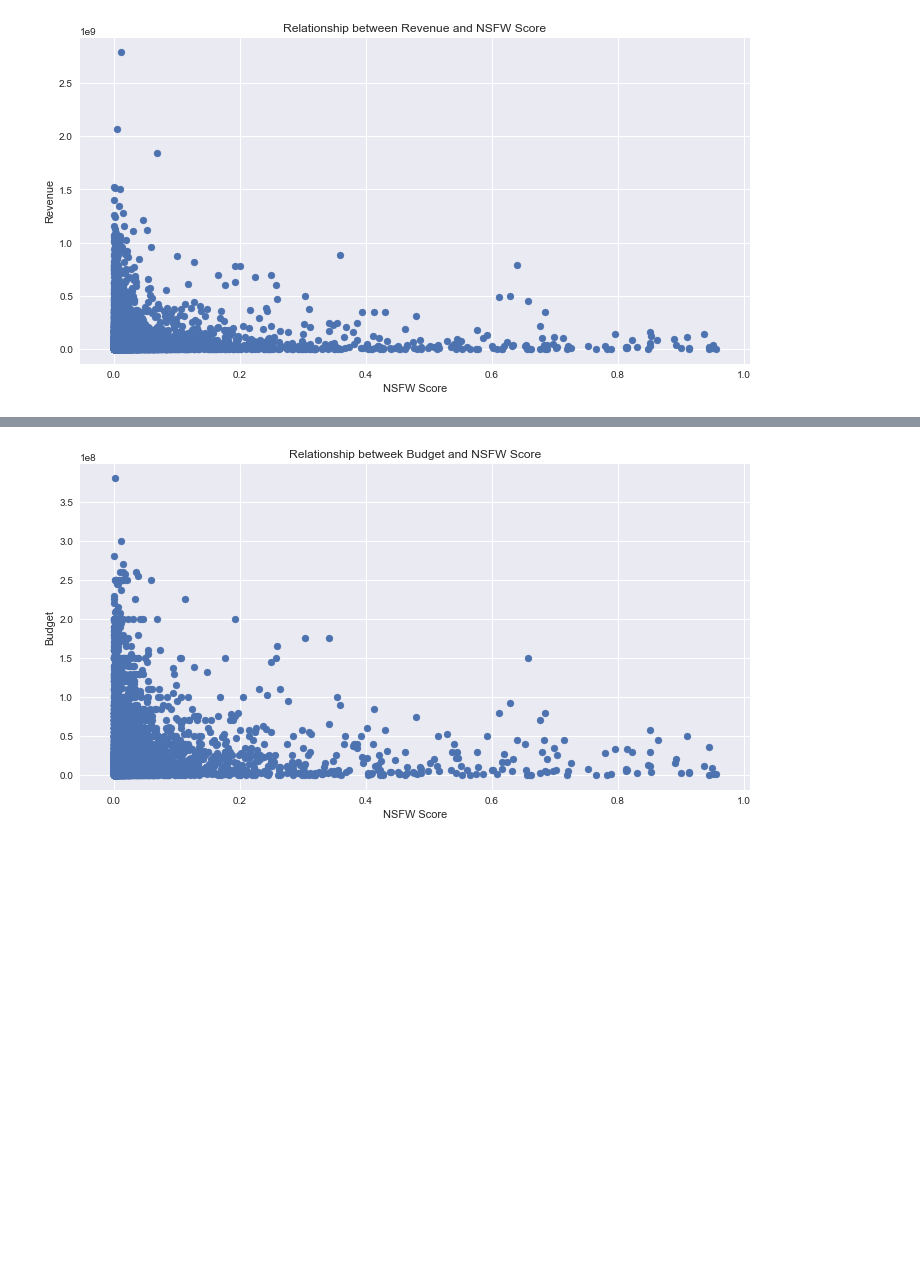
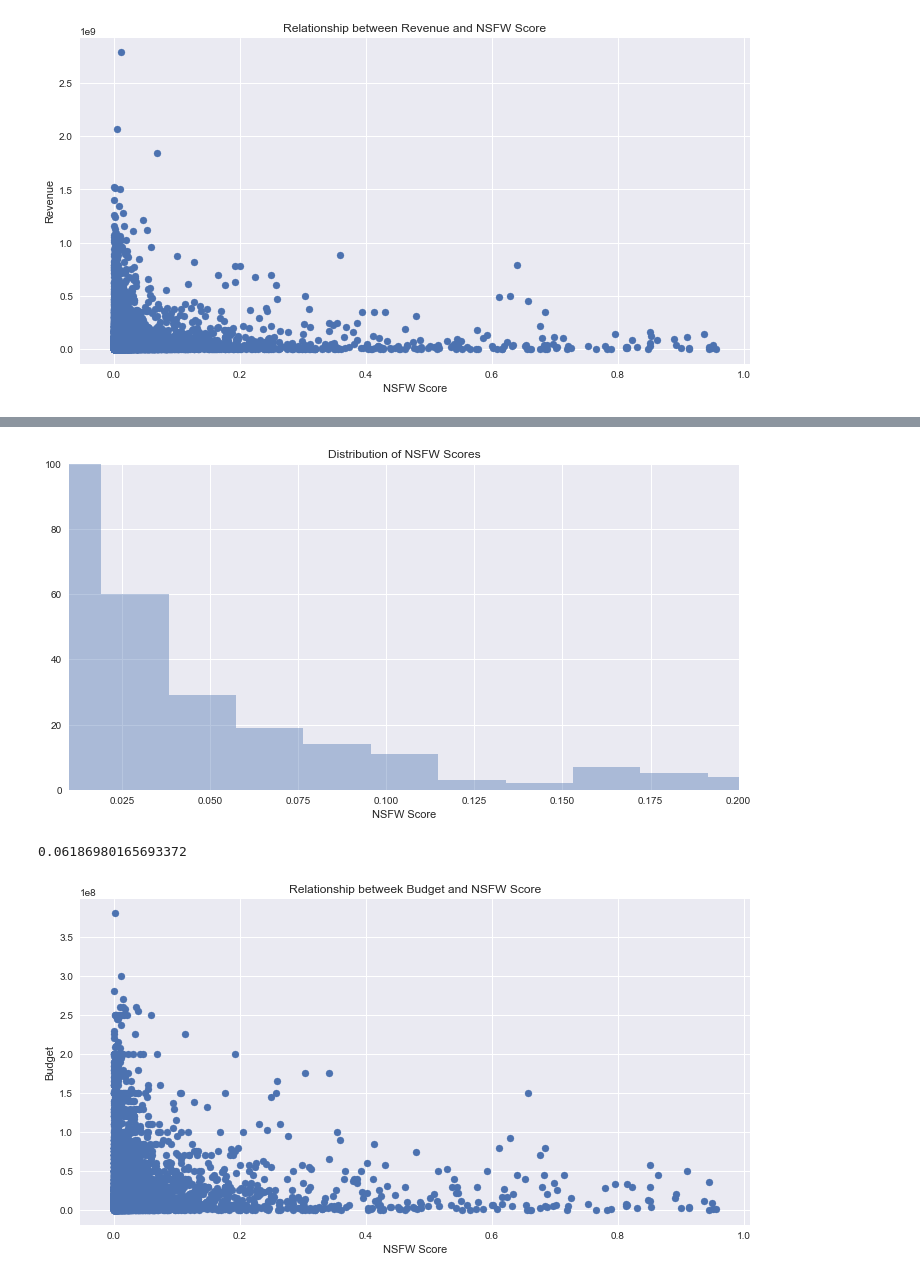
Before and after one commit to aravindsrinivasan/movie-ranking-recommendation-system, a Jupyter notebook: notebooks/nsfw_score-analysis.ipynb, the cells around one changed output, grey strips where cells are left out. Saved outputs shown, nothing was run; the diff lists cells and outputs as text; code cells hidden in the pictures; blank space fills up the shorter version.

```diff
--- a/notebooks/nsfw_score-analysis.ipynb
+++ b/notebooks/nsfw_score-analysis.ipynb
@@ -205,3 +235,18 @@ plt.show()
+# %%
+bottom10 = int(round(.10 * movie_df.shape[0]))
+bottom10Movies = movie_df.sort_values(by=['revenue'],ascending=True).head(bottom10)
+sns.distplot(bottom10Movies['nsfw_score'],kde=False)
+plt.xlim(0.01,0.2)
+plt.ylim(0,100)
+plt.title('Distribution of NSFW Scores')
+plt.xlabel('NSFW Score')
+plt.show()
+# %% [output]
+[figure, added]
+# %%
+bottom10Movies['nsfw_score'].mean()
+# %% [output]
+0.06186980165693372
 # %%
 #Drop the budget 0s
 plt.scatter(movie_df['nsfw_score'], movie_df['budget'])
```
Also changed, not shown: parts of 9 cells of this notebook, 4 other files.
